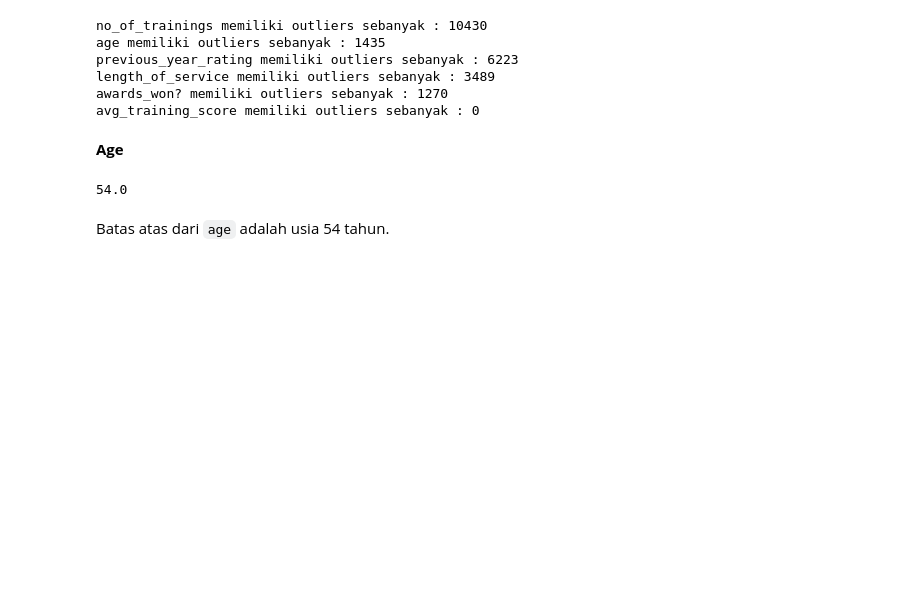
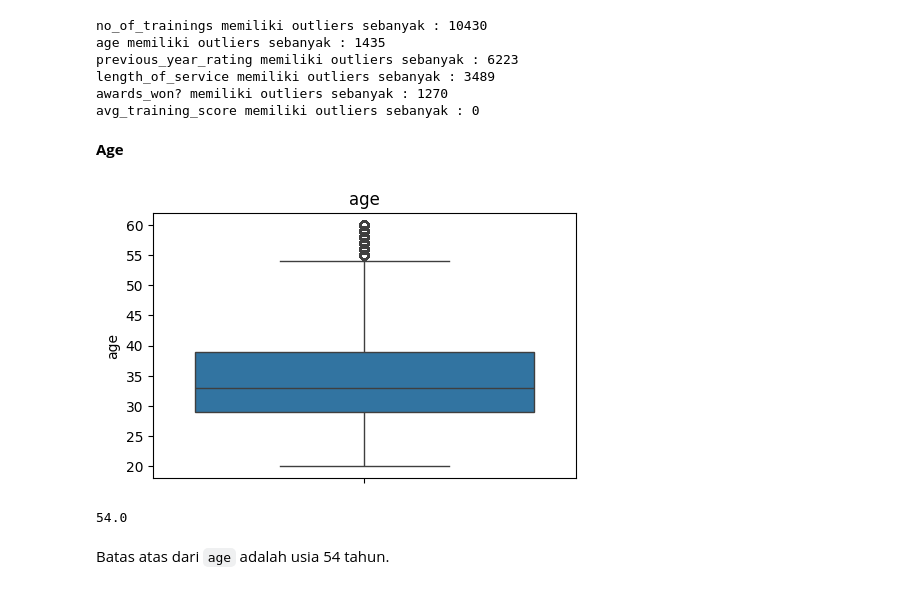
Before and after one commit to yunellasgn/Enigma_Finpro, a Jupyter notebook: ENIGMA Final Project.ipynb, the cells around one changed output. Cells and saved outputs as stored; diff of their text form; code cells hidden in the pictures; blank space fills up the shorter version.

```diff
--- a/ENIGMA Final Project.ipynb
+++ b/ENIGMA Final Project.ipynb
@@ -861,6 +884,19 @@ awards_won? memiliki outliers sebanyak : 1270
 avg_training_score memiliki outliers sebanyak : 0
 # %% [markdown]
 **Age**
+# %%
+# visualisasi 'age' outliers
+
+plt.figure(figsize=(5, 3))
+plotnumber = 1
+
+sns.boxplot(numerik['age'])
+plt.tight_layout()
+plt.title('age', fontsize=12)
+
+plt.show()
+# %% [output]
+[figure, added]
 # %%
 Q1_age = dfc['age'].quantile(0.25)
 Q3_age = dfc['age'].quantile(0.75)
```
Also changed, not shown: parts of 10 cells of this notebook.
